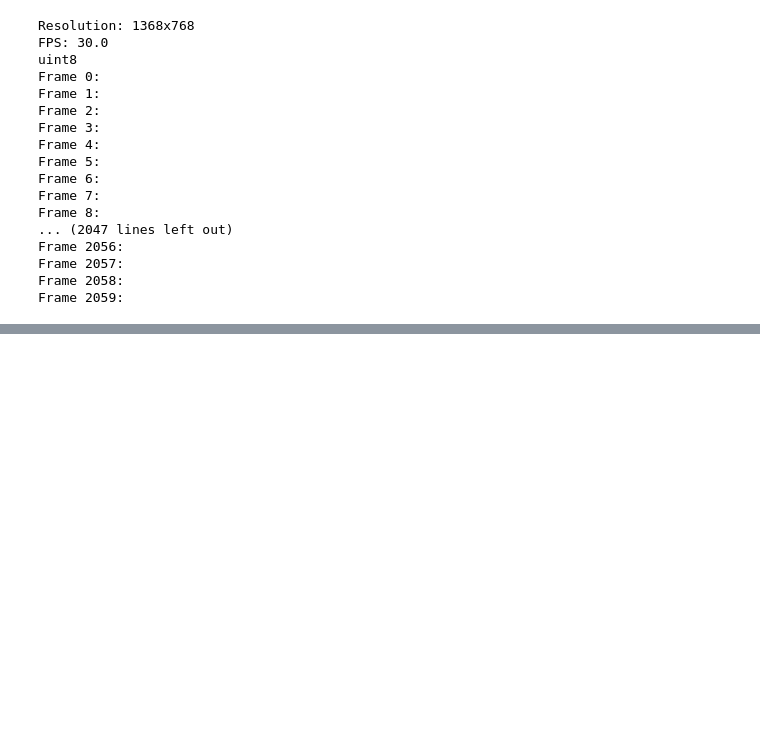
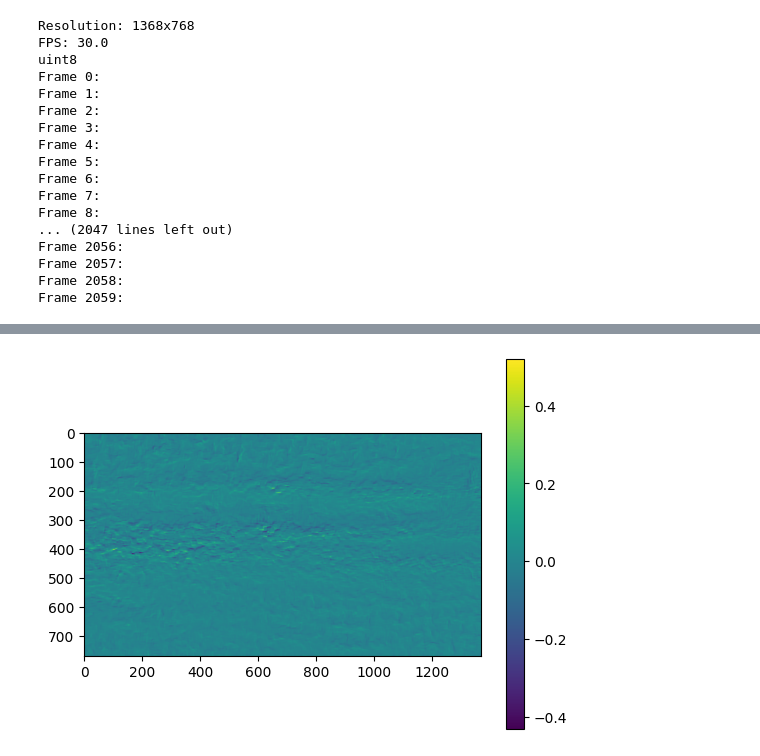
Before and after one commit to Montylim/hamtaro.jukebox.io, a Jupyter notebook: main.ipynb, the cells around one changed output, grey strips where cells are left out. Cells and saved outputs as stored; diff of their text form; code cells hidden in the pictures; blank space fills up the shorter version.

```diff
--- a/main.ipynb
+++ b/main.ipynb
@@ -255,0 +280,12 @@ Matplotlib is building the font cache; this may take a moment.
+# %%
+def get_gradient(u, ax):
+    return np.gradient(u, axis = ax)
+
+def get_divergence(u, v):
+    return get_gradient(u, 0) + get_gradient(v, 1)
+fig, ax = plt.subplots()
+plt.imshow(get_divergence(u,v))
+plt.colorbar()
+plt.show()
+# %% [output]
+[figure, added]
```
Also changed, not shown: parts of 9 cells of this notebook, 1 other file.
